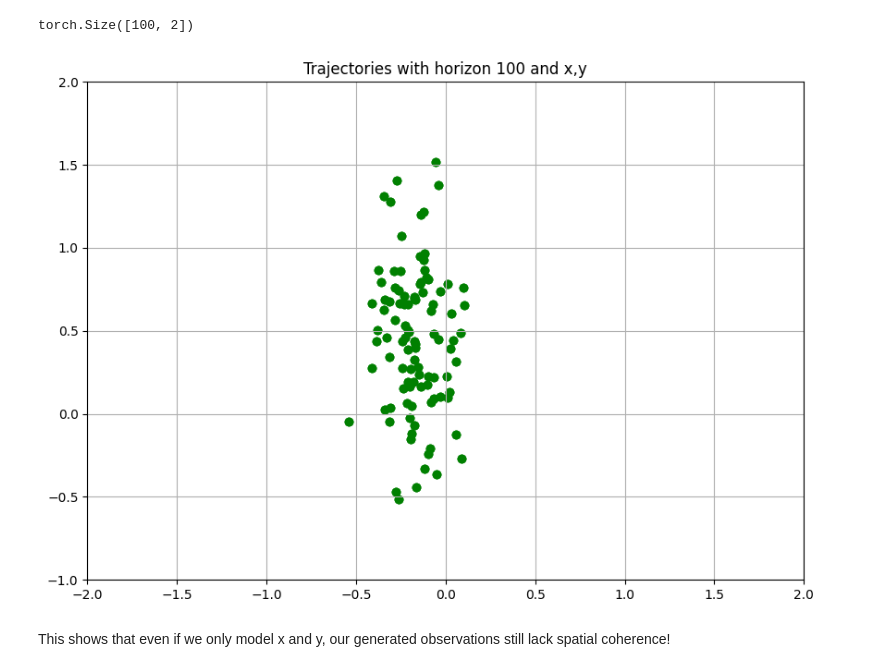
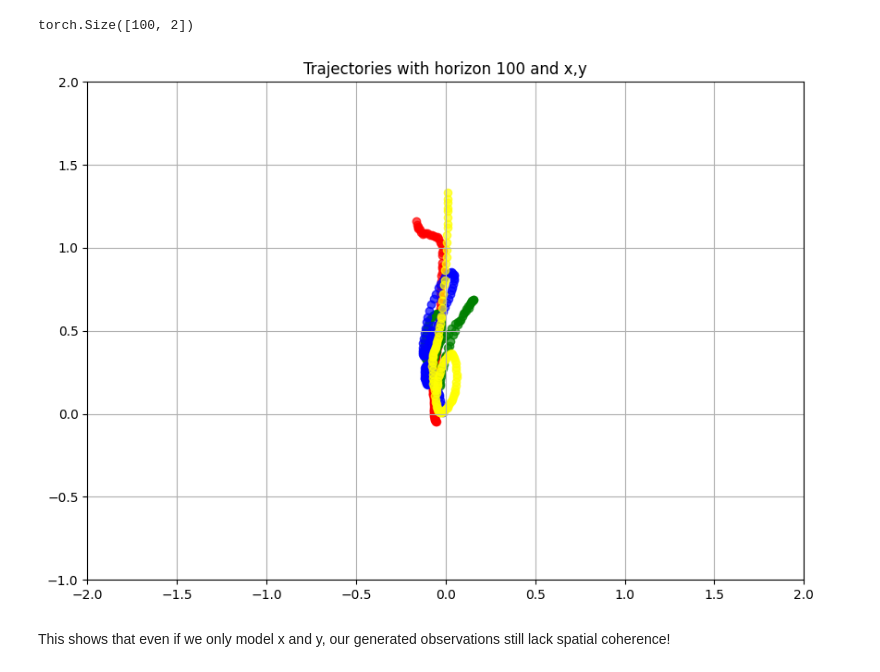
Before and after one commit to frankcholula/FRL-playground, a Jupyter notebook: src/notebooks/fm_bc.ipynb, the cells around one changed output. Saved outputs shown, nothing was run; the diff lists cells and outputs as text; code cells hidden in the pictures.

```diff
--- a/src/notebooks/fm_bc.ipynb
+++ b/src/notebooks/fm_bc.ipynb
@@ -518,6 +518,7 @@ def create_xy_chunks(batch, horizon, stats):
         for start_idx in range(length - horizon + 1):
             end_idx = start_idx + horizon
             xy_chunk = obs_xy[start_idx:end_idx]
+            xy_chunk = xy_chunk.to(xy_mean.device)
 
             norm_xy_chunk = (xy_chunk - xy_mean) / xy_std
             all_chunks.append(norm_xy_chunk.flatten())
@@ -533,13 +534,14 @@ def unnormalize_xy_trajectory(norm_xy_chunk, stats, horizon):
     return unnorm_xy
 # %%
 # load the dataset and compute stats
+batch_size = 20
 fig, ax = plt.subplots(figsize=(10, 7))
-ax.set_title(f'X,Y-only trajectory with Horizon {horizon}')
+ax.set_title(f'X,Y-only trajectories with Horizon {horizon}')
 colors = ['red', 'green', 'blue', 'yellow']
 minari_dataset = minari.load_dataset(dataset_id="LunarLanderContinuous-v3/ppo-1000-deterministic-v1")
 dataset_stats = get_xy_dataset_stats(minari_dataset)
 for k, v in dataset_stats.items(): dataset_stats[k] = v.to(device)
-dataloader = DataLoader(minari_dataset, batch_size=256, shuffle=True, collate_fn=collate_fn)
+dataloader = DataLoader(minari_dataset, batch_size=batch_size, shuffle=True, collate_fn=collate_fn)
 print(dataset_stats)
 for idx, batch in enumerate(dataloader):
     processed_chunks = create_xy_chunks(batch, horizon, dataset_stats)
@@ -582,7 +584,7 @@ config = {
 
 # Initialize model and optimizer
 logger = WandBLogger(config=config)
-vf = MLP(input_dim=input_dim, time_dim=1, hidden_dim=hidden_dim).to(device)
+# vf = MLP(input_dim=input_dim, time_dim=1, hidden_dim=hidden_dim).to(device)
 vf = TemporalCNN(horizon=horizon, transition_dim=transition_dim, hidden_dim=hidden_dim).to(device)
 
 path = AffineProbPath(scheduler=CondOTScheduler())
@@ -661,14 +664,20 @@ torch.Size([100, 2])
 # %%
 fig, ax = plt.subplots(figsize=(10, 7))
 ax.set_title(f'Trajectories with horizon {horizon} and x,y')
+colors = ['red', 'green', 'blue', 'yellow']
+
 # visulizing trajectories
 for _ in range(4):
-    colors = ['red', 'green', 'blue', 'yellow']
+    x_init = torch.randn((1, input_dim), dtype=torch.float32, device=device)
+    sol = solver.sample(x_init=x_init, T=T, step_size=step_size, batch_size=batch_size)
+    generated_norm_chunk = sol[-1].squeeze(0).detach()
+    generated_xy = unnormalize_xy_trajectory(generated_norm_chunk, dataset_stats, horizon)
+    generated_xy.shape
     assert generated_xy.shape == (horizon, 2)
-    visualize_chunk(ax, generated_xy, color='green',
+    visualize_chunk(ax, generated_xy, color=colors[_ % len(colors)],
                     x_limits=(-2, 2), y_limits=(-1, 2), mode='scatter', obs_dim=2)
 # %% [output]
-[figure, old version]
+[figure, new version]
 # %% [markdown]
 This shows that even if we only model x and y, our generated observations still lack spatial coherence!
 # %% [markdown]
```
Also changed, not shown: parts of 12 cells of this notebook.
